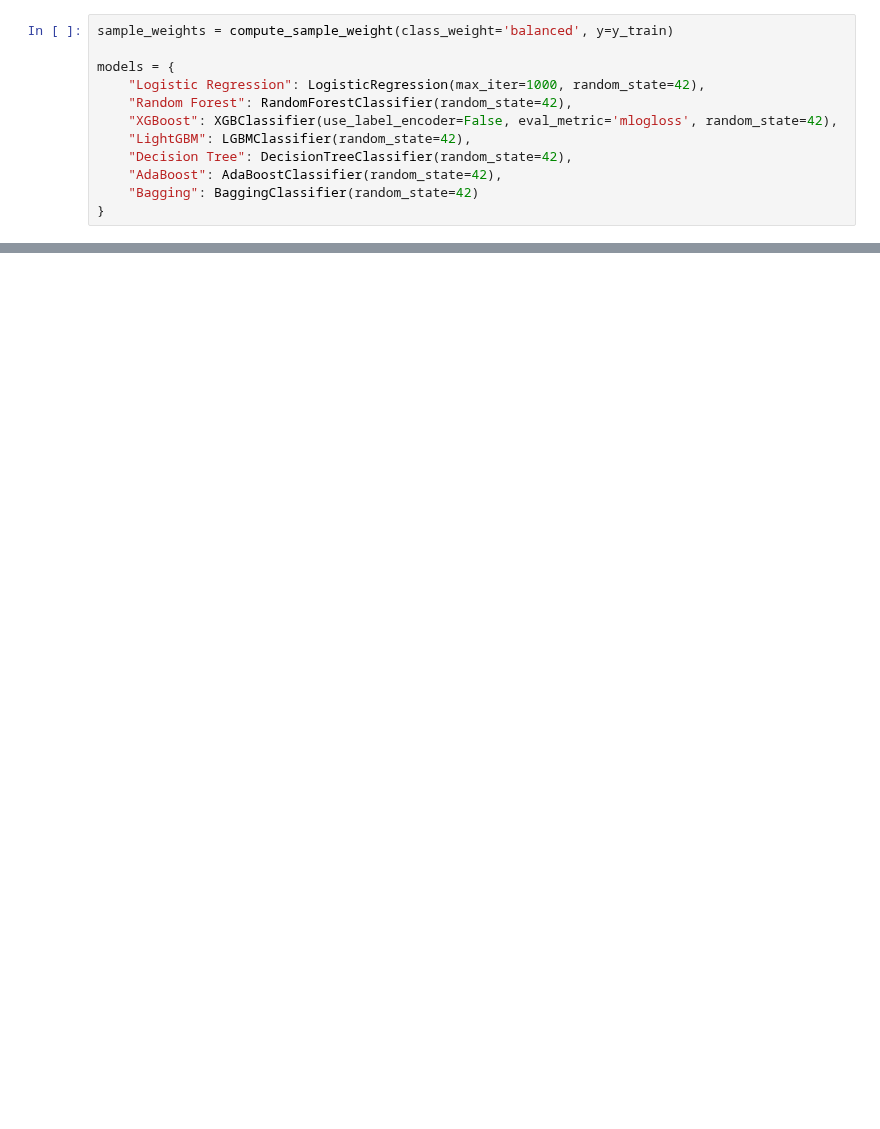
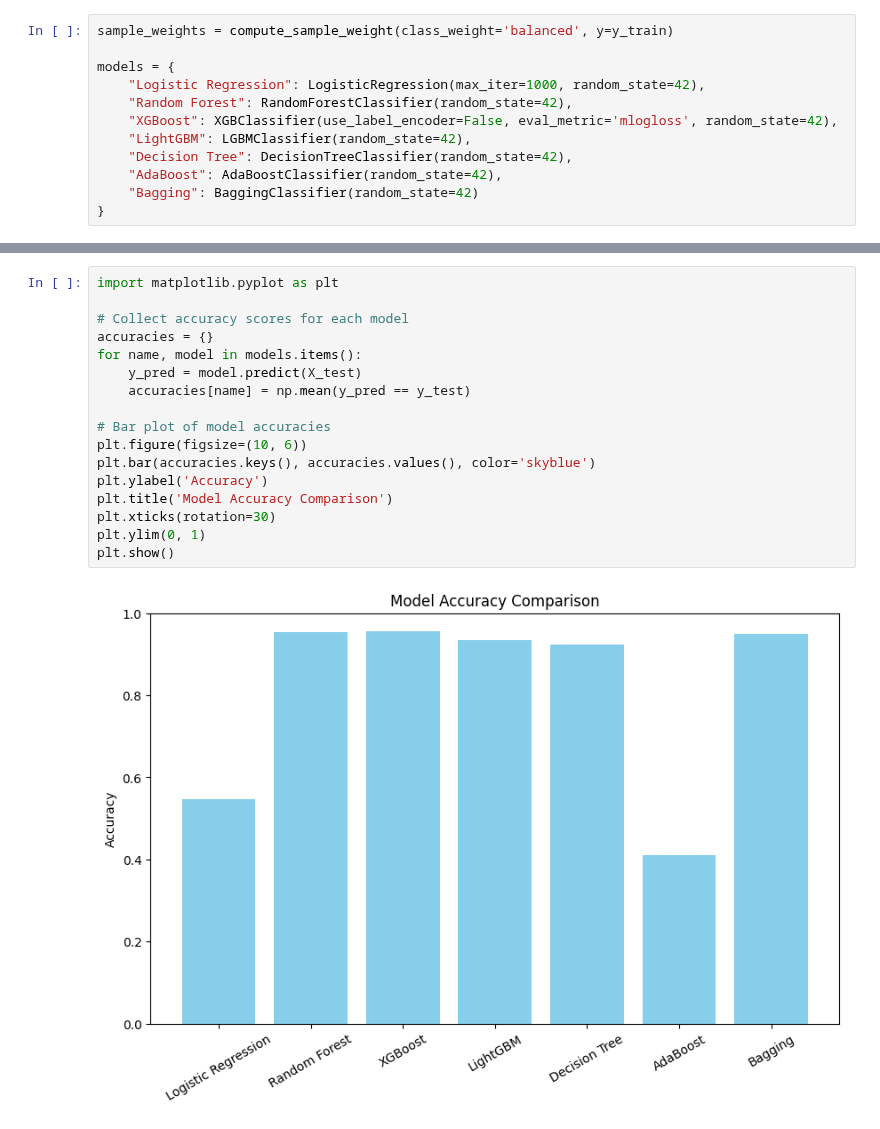
Before and after one commit to arilui/EKGenie, a Jupyter notebook: ML_Test.ipynb, the cells around one changed output, grey strips where cells are left out. Drawn from its saved outputs; the diff is of its cells as text; blank space fills up the shorter version.

```diff
--- a/ML_Test.ipynb
+++ b/ML_Test.ipynb
@@ -81,0 +130,19 @@ Fusion of ventricular and normal beat (F)       0.77      0.84      0.80       1
+# %%
+import matplotlib.pyplot as plt
+
+# Collect accuracy scores for each model
+accuracies = {}
+for name, model in models.items():
+    y_pred = model.predict(X_test)
+    accuracies[name] = np.mean(y_pred == y_test)
+
+# Bar plot of model accuracies
+plt.figure(figsize=(10, 6))
+plt.bar(accuracies.keys(), accuracies.values(), color='skyblue')
+plt.ylabel('Accuracy')
+plt.title('Model Accuracy Comparison')
+plt.xticks(rotation=30)
+plt.ylim(0, 1)
+plt.show()
+# %% [output]
+[figure, added]
```
Also changed, not shown: parts of 2 cells of this notebook.
